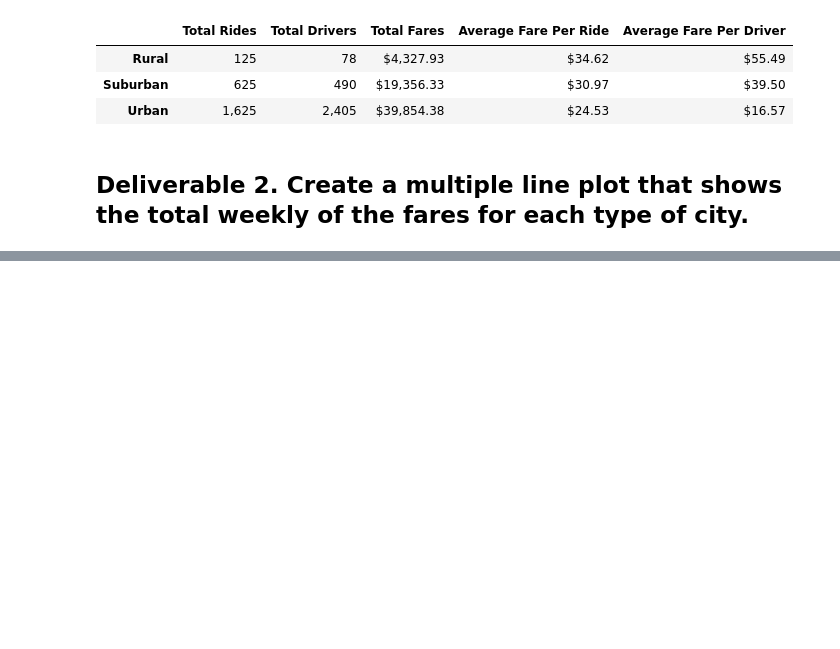
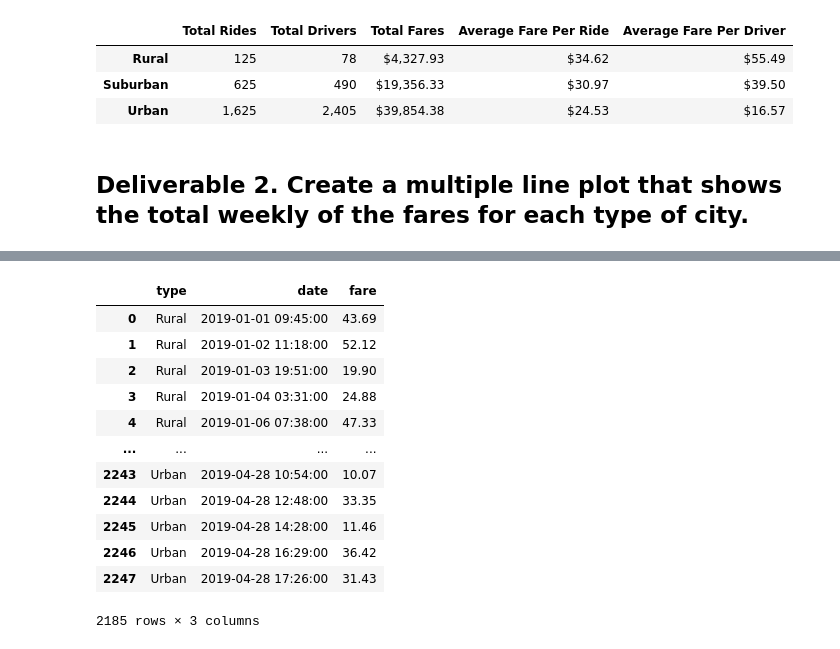
Before and after one commit to Christy-cyber/PyBer_Analysis, a Jupyter notebook: PyBer_Challenge.ipynb, the cells around one changed output, grey strips where cells are left out. Cells and saved outputs as stored; diff of their text form; code cells hidden in the pictures; blank space fills up the shorter version.

```diff
--- a/PyBer_Challenge.ipynb
+++ b/PyBer_Challenge.ipynb
@@ -136,5 +213,29 @@ pyber_summary_df
 # %%
 # 5. Create a new DataFrame from the pivot table DataFrame using loc on the given dates, '2019-01-01':'2019-04-29'.
+
+# https://www.kite.com/python/answers/how-to-filter-pandas-dataframe-rows-by-date-in-python
+start_date = "2019-01-01"
+end_date = "2019-04-29"
+
+after_start_date = fares_by_date_df["date"]>=start_date
+before_end_date = fares_by_date_df["date"]<=end_date
+between_two_dates = after_start_date & before_end_date
+filtered_dates_df = fares_by_date_df.loc[between_two_dates]
+filtered_dates_df
+# %% [output]
+|  | type | date | fare |
+| 0 | Rural | 2019-01-01 09:45:00 | 43.69 |
+| 1 | Rural | 2019-01-02 11:18:00 | 52.12 |
+| 2 | Rural | 2019-01-03 19:51:00 | 19.90 |
+| 3 | Rural | 2019-01-04 03:31:00 | 24.88 |
+| 4 | Rural | 2019-01-06 07:38:00 | 47.33 |
+| ... | ... | ... | ... |
+| 2243 | Urban | 2019-04-28 10:54:00 | 10.07 |
+| 2244 | Urban | 2019-04-28 12:48:00 | 33.35 |
+| 2245 | Urban | 2019-04-28 14:28:00 | 11.46 |
+| 2246 | Urban | 2019-04-28 16:29:00 | 36.42 |
+| 2247 | Urban | 2019-04-28 17:26:00 | 31.43 |
+2185 rows × 3 columns
 # %%
 # 6. Set the "date" index to datetime datatype. This is necessary to use the resample() method in Step 8.
 # df.index = pd.to_datetime(df.index)
```
Also changed, not shown: parts of 8 cells of this notebook.
